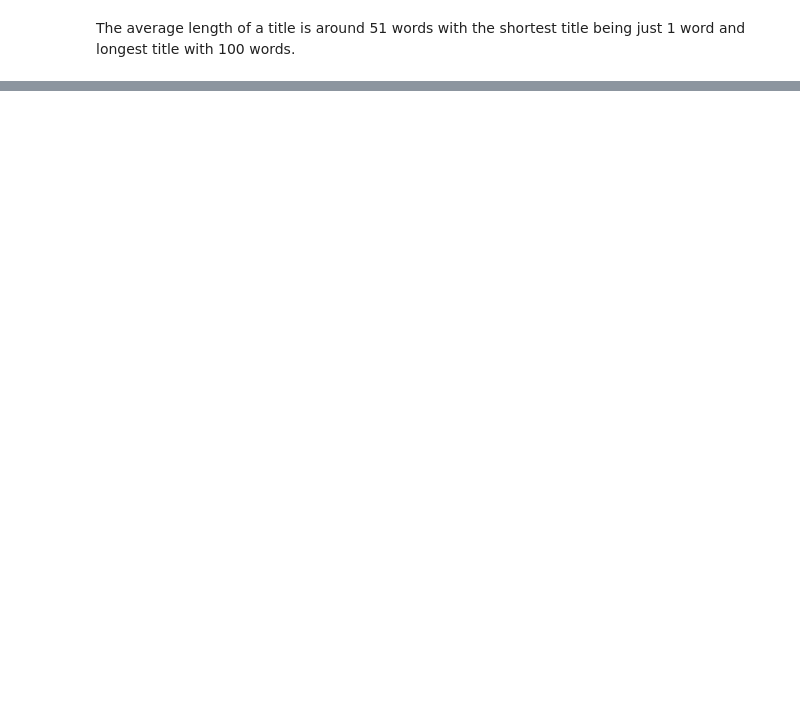
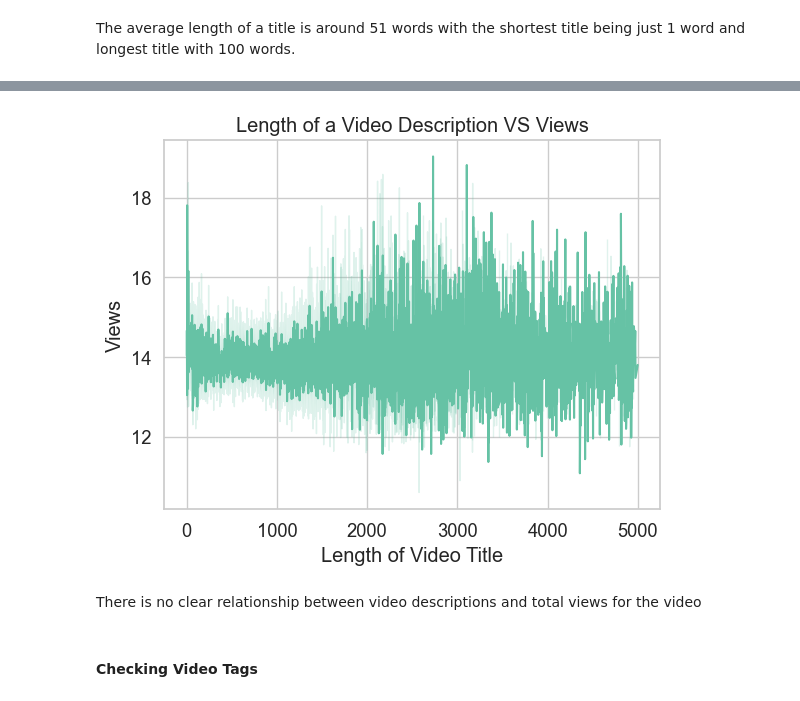
Before and after one commit to ALvee-611/YouTube-Analysis, a Jupyter notebook: Analysis/EDA.ipynb, the cells around one changed output, grey strips where cells are left out. Drawn from its saved outputs; the diff is of its cells as text; code cells hidden in the pictures; blank space fills up the shorter version.

```diff
--- a/Analysis/EDA.ipynb
+++ b/Analysis/EDA.ipynb
@@ -757,0 +793,14 @@ Longer titled videos seem to have lower engagement rate than videos with shorter
+# %%
+sns.lineplot(data=active_youtube, x = 'description_length', y = 'view_count', )
+
+plt.title("Length of a Video Description VS Views")
+plt.xlabel("Length of Video Title")
+plt.ylabel("Views")
+
+plt.show()
+# %% [output]
+[figure, added]
+# %% [markdown]
+There is no clear relationship between video descriptions and total views for the video
+# %% [markdown]
+#### Checking Video Tags
```
Also changed, not shown: parts of 19 cells of this notebook.
